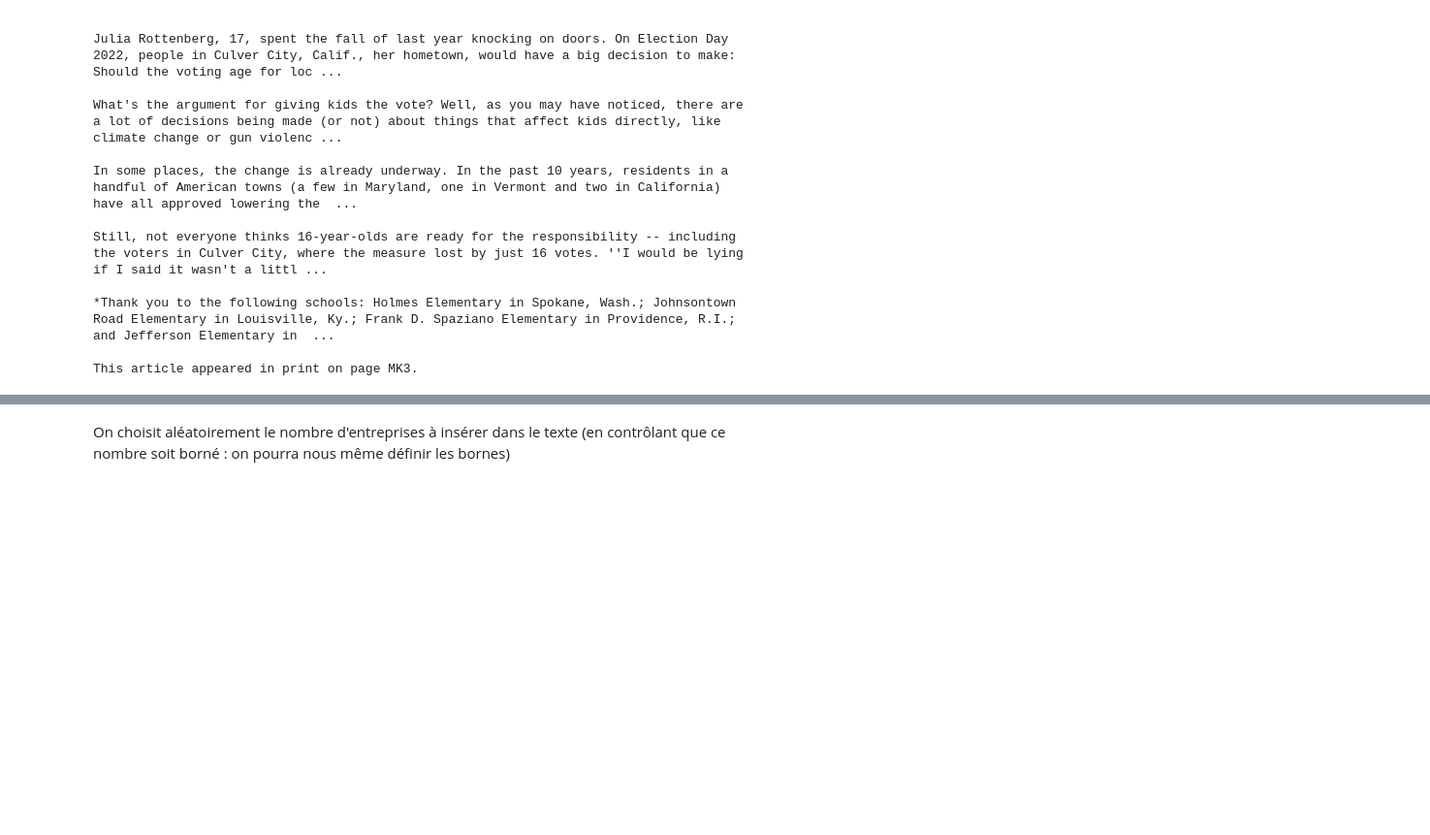
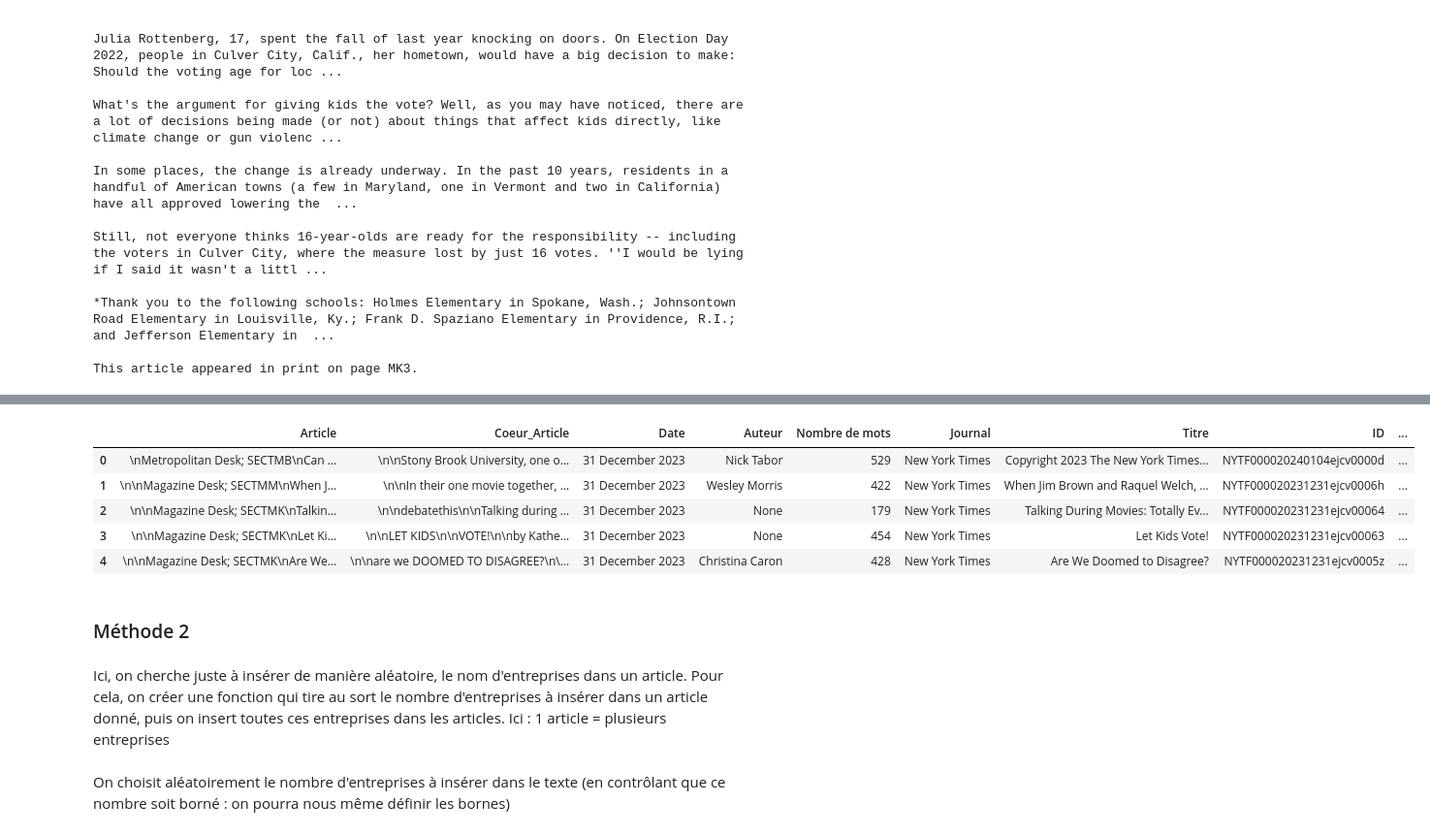
Before and after one commit to tgarnier067/Stat_app, a Jupyter notebook: Modif_100_articles.ipynb, the cells around one changed output, grey strips where cells are left out. Shown at 97% size. Saved outputs shown, nothing was run; the diff lists cells and outputs as text; code cells hidden in the pictures; blank space fills up the shorter version.

```diff
--- a/Modif_100_articles.ipynb
+++ b/Modif_100_articles.ipynb
@@ -435,3 +457,26 @@ This article appeared in print on page MK3.
+# %%
+# Créer une nouvelle colonne pour les articles avec phrases insérées
+data['Coeur_Article_Inséré_1'] = ""
+
+# Insérer les phrases générées dans les articles
+for company, sentences in company_sentences.items():
+    article = data[data['Entreprise_Insérée_1'] == company]['Coeur_Article'].iloc[0]  # Récupérer l'article associé à l'entreprise
+    for sentence in sentences:
+        article = insertion_phrase_dans_article(sentence, article)
+    data.loc[data['Entreprise_Insérée_1'] == company, 'Coeur_Article_Inséré_1'] = article  # Mettre à jour l'article dans la nouvelle colonne
+
+data.head()
+# %% [output]
+|  | Article | Coeur_Article | Date | Auteur | Nombre de mots | Journal | Titre | ID | ... |
+| 0 | \nMetropolitan Desk; SECTMB\nCan ... | \n\nStony Brook University, one o... | 31 December 2023 | Nick Tabor | 529 | New York Times | Copyright 2023 The New York Times... | NYTF000020240104ejcv0000d | ... |
+| 1 | \n\nMagazine Desk; SECTMM\nWhen J... | \n\nIn their one movie together, ... | 31 December 2023 | Wesley Morris | 422 | New York Times | When Jim Brown and Raquel Welch, ... | NYTF000020231231ejcv0006h | ... |
+| 2 | \n\nMagazine Desk; SECTMK\nTalkin... | \n\ndebatethis\n\nTalking during ... | 31 December 2023 | None | 179 | New York Times | Talking During Movies: Totally Ev... | NYTF000020231231ejcv00064 | ... |
+| 3 | \n\nMagazine Desk; SECTMK\nLet Ki... | \n\nLET KIDS\n\nVOTE!\n\nby Kathe... | 31 December 2023 | None | 454 | New York Times | Let Kids Vote! | NYTF000020231231ejcv00063 | ... |
+| 4 | \n\nMagazine Desk; SECTMK\nAre We... | \n\nare we DOOMED TO DISAGREE?\n\... | 31 December 2023 | Christina Caron | 428 | New York Times | Are We Doomed to Disagree? | NYTF000020231231ejcv0005z | ... |
+# %% [markdown]
+### Méthode 2
+# %% [markdown]
+Ici, on cherche juste à insérer de manière aléatoire, le nom d'entreprises dans un article. Pour cela, on créer une fonction qui tire au sort le nombre d'entreprises à insérer dans un article donné, puis on insert toutes ces entreprises dans les articles. Ici : 1 article = plusieurs entreprises
 # %% [markdown]
 On choisit aléatoirement le nombre d'entreprises à insérer dans le texte (en contrôlant que ce nombre soit borné : on pourra nous même définir les bornes)
 # %%
```
Also changed, not shown: parts of 17 cells of this notebook, 1 other file.
